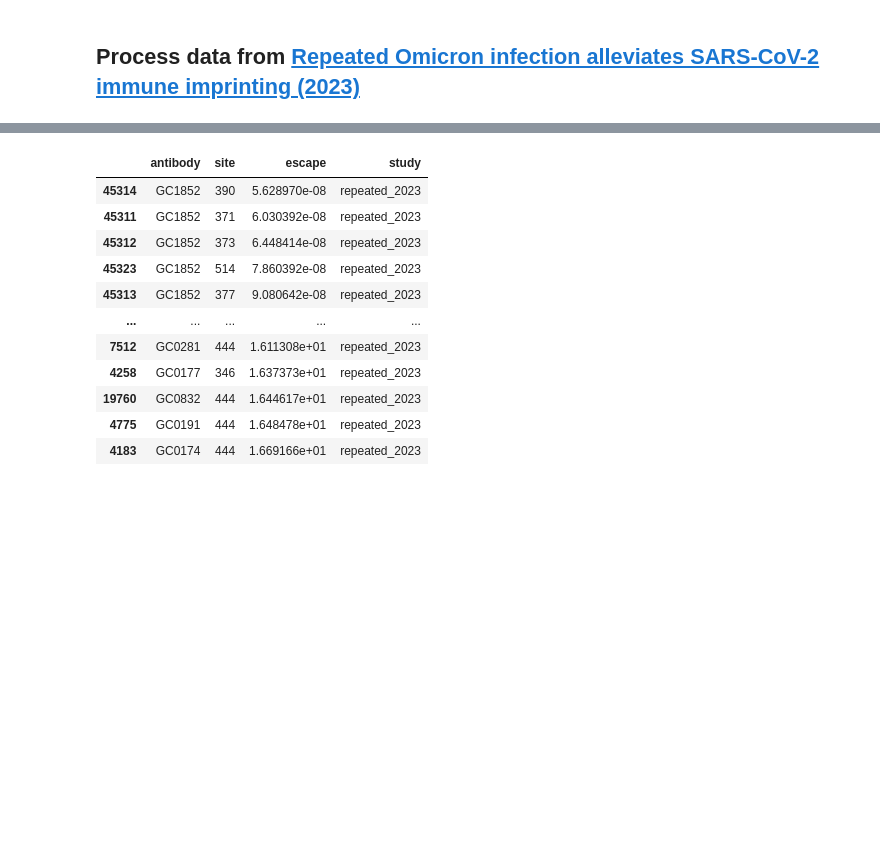
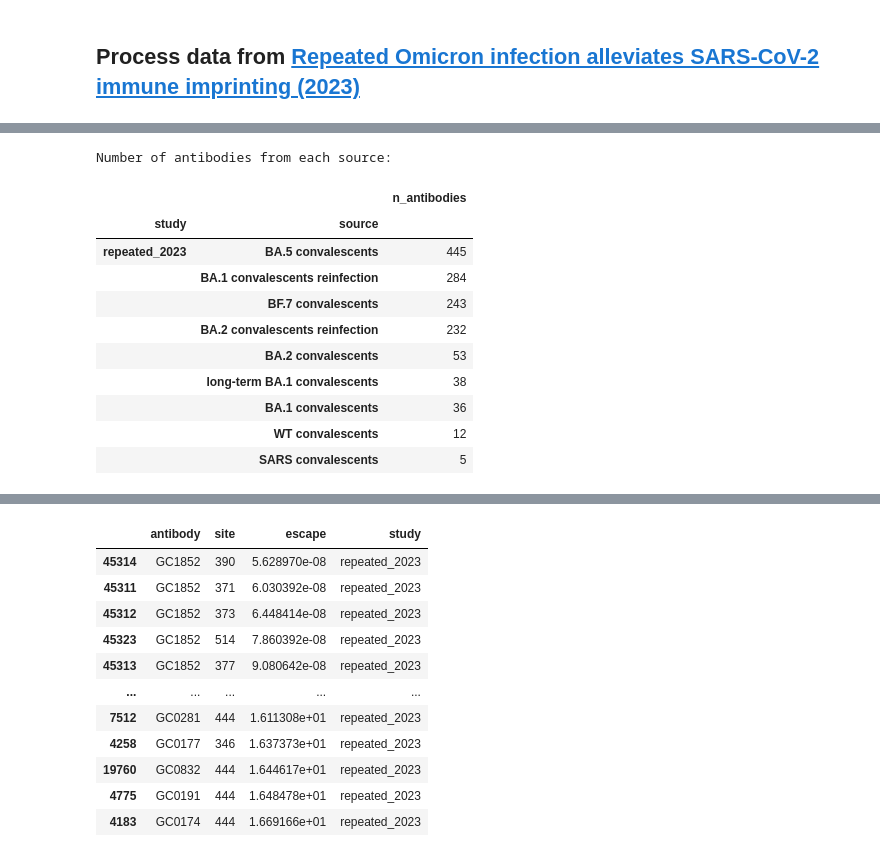
Before and after one commit to jbloomlab/SARS2-RBD-escape-calc, a Jupyter notebook: process_data.ipynb, the cells around one changed output, grey strips where cells are left out. Drawn from its saved outputs; the diff is of its cells as text; code cells hidden in the pictures; blank space fills up the shorter version.

```diff
--- a/process_data.ipynb
+++ b/process_data.ipynb
@@ -143,0 +26,28 @@ Binding targets per antibody:
+# %%
+# get the antibody sources
+repeated_2023_source = (
+    repeated_2023_info
+    [["antibody", "source", "study"]]
+    .query("source != 'WT mouse'")  # do not keep mouse antibodies
+)
+
+print("Number of antibodies from each source:")
+display(
+    repeated_2023_source
+    .groupby(["study", "source"])
+    .aggregate(n_antibodies=pd.NamedAgg("antibody", "nunique"))
+    .sort_values("n_antibodies", ascending=False)
+)
+# %% [output]
+Number of antibodies from each source:
+|  |  | n_antibodies |
+| study | source |  |
+| repeated_2023 | BA.5 convalescents | 445 |
+|  | BA.1 convalescents reinfection | 284 |
+|  | BF.7 convalescents | 243 |
+|  | BA.2 convalescents reinfection | 232 |
+|  | BA.2 convalescents | 53 |
+|  | long-term BA.1 convalescents | 38 |
+|  | BA.1 convalescents | 36 |
+|  | WT convalescents | 12 |
+|  | SARS convalescents | 5 |
```
Also changed, not shown: parts of 13 cells of this notebook, 4 other files.
